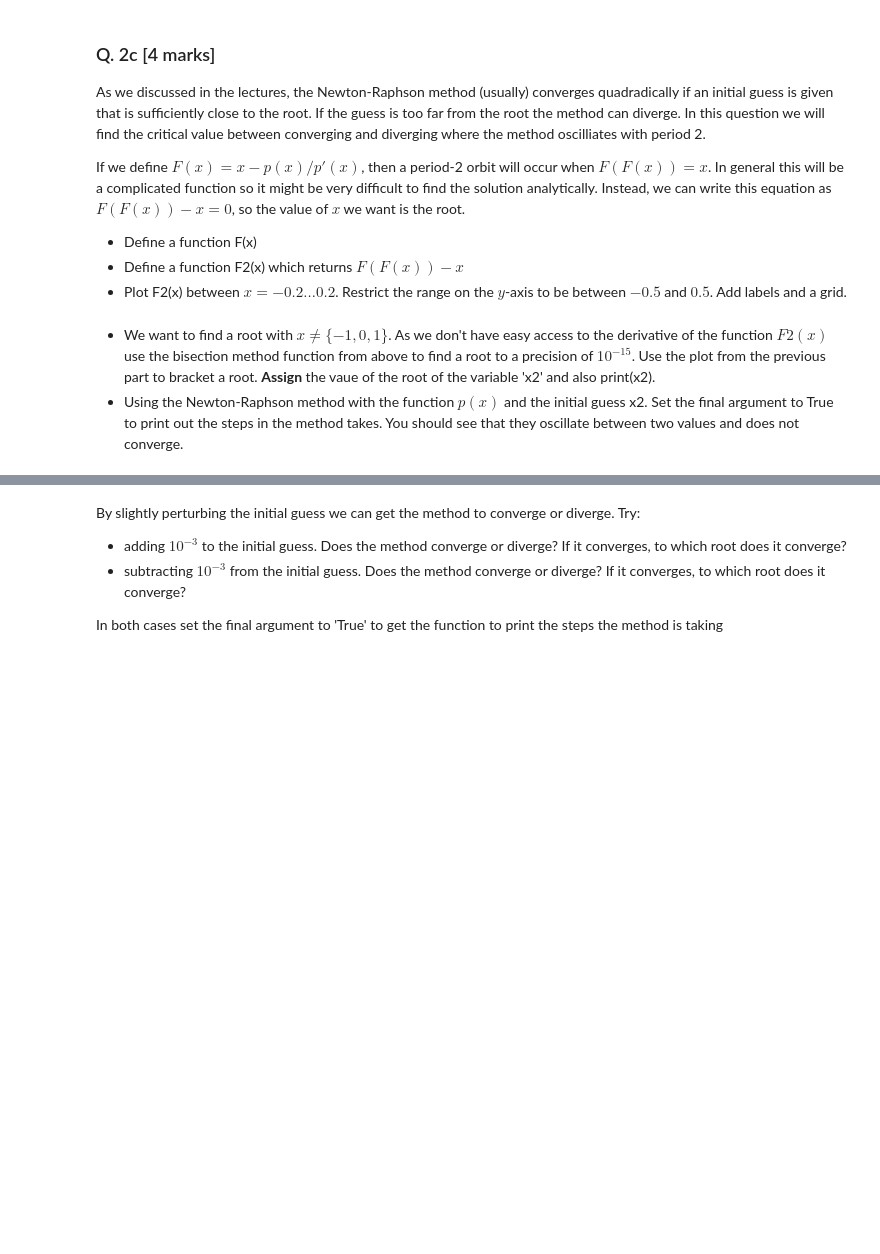
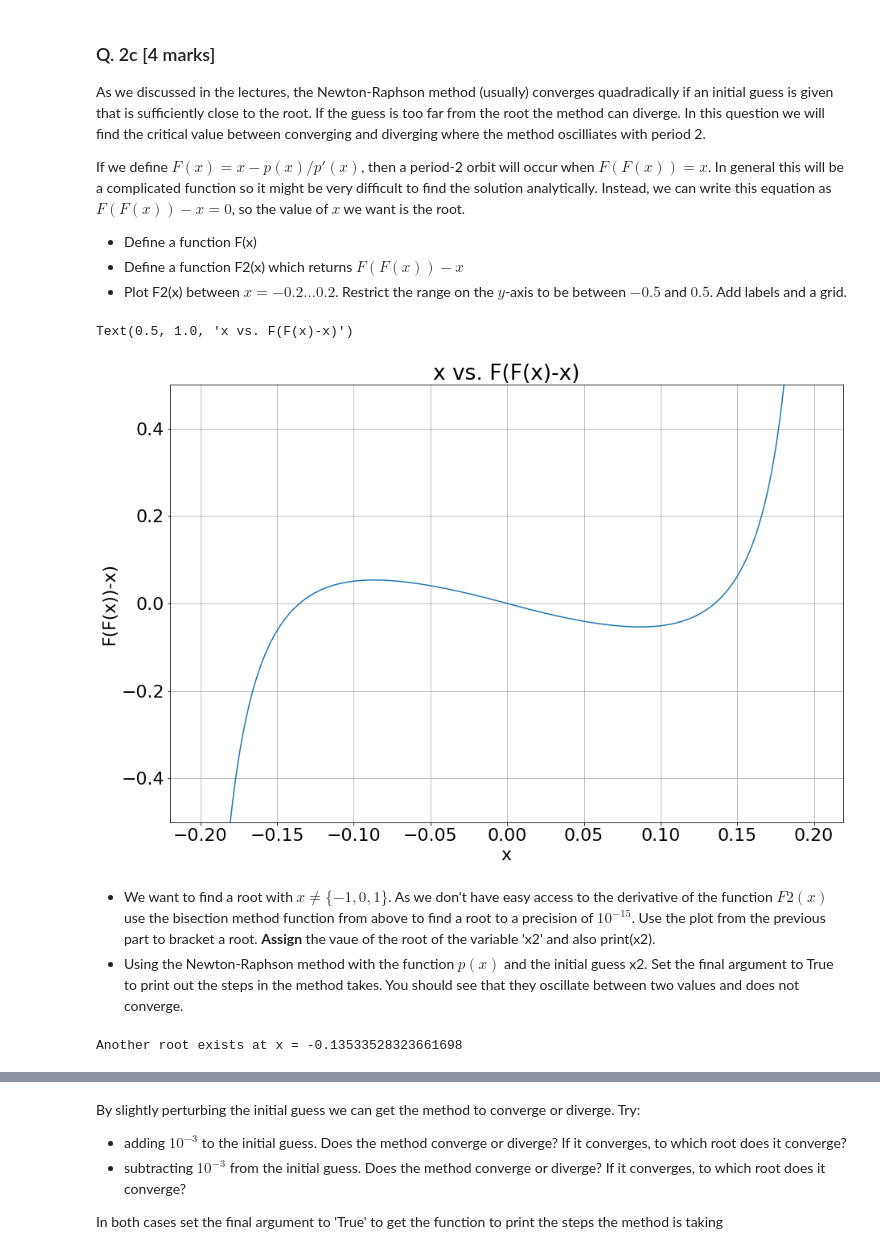
Before and after one commit to Conor-O-Mahony/ACM20030-Assignments, a Jupyter notebook: Assignment 2/Assignment-2.ipynb, the cells around one changed output, grey strips where cells are left out. Cells and saved outputs as stored; diff of their text form; code cells hidden in the pictures; blank space fills up the shorter version.

```diff
--- a/Assignment 2/Assignment-2.ipynb
+++ b/Assignment 2/Assignment-2.ipynb
@@ -150,6 +175,30 @@ If we define $F(x) = x - p(x)/p'(x)$, then a period-2 orbit will occur when $F(F
 - Define a function F(x)
 - Define a function F2(x) which returns $F(F(x)) - x$
 - Plot F2(x) between $x=-0.2\dots0.2$. Restrict the range on the $y$-axis to be between $-0.5$ and $0.5$. Add labels and a grid.
+# %%
+def F(x):
+    return x-(p(x)/dp(x))
+
+def F2(x):
+    return F(F(x))-x
+
+x=np.arange(-0.2,0.2,0.001)
+
+plt.plot(x, F2(x))
+plt.xlabel('x')
+plt.ylabel('F(F(x))-x)')
+plt.ylim(-0.5,0.5)
+plt.grid()
+plt.title('x vs. F(F(x)-x)')
+# %% [output]
+Text(0.5, 1.0, 'x vs. F(F(x)-x)')
+[figure, added]
 # %% [markdown]
 - We want to find a root with $x \neq \{-1,0,1\}$. As we don't have easy access to the derivative of the function $F2(x)$ use the bisection method function from above to find a root to a precision of $10^{-15}$. Use the plot from the previous part to bracket a root. **Assign** the vaue of the root of the variable 'x2' and also print(x2).
 - Using the Newton-Raphson method with the function $p(x)$ and the initial guess x2. Set the final argument to True to print out the steps in the method takes. You should see that they oscillate between two values and does not converge.
+# %%
+x2=FindRootBisectionImproved(F2,-0.15, -0.1, 1*10e-15)
+
+print('Another root exists at x =',x2)
+# %% [output]
+Another root exists at x = -0.13533528323661698
```
Also changed, not shown: parts of 15 cells of this notebook.
